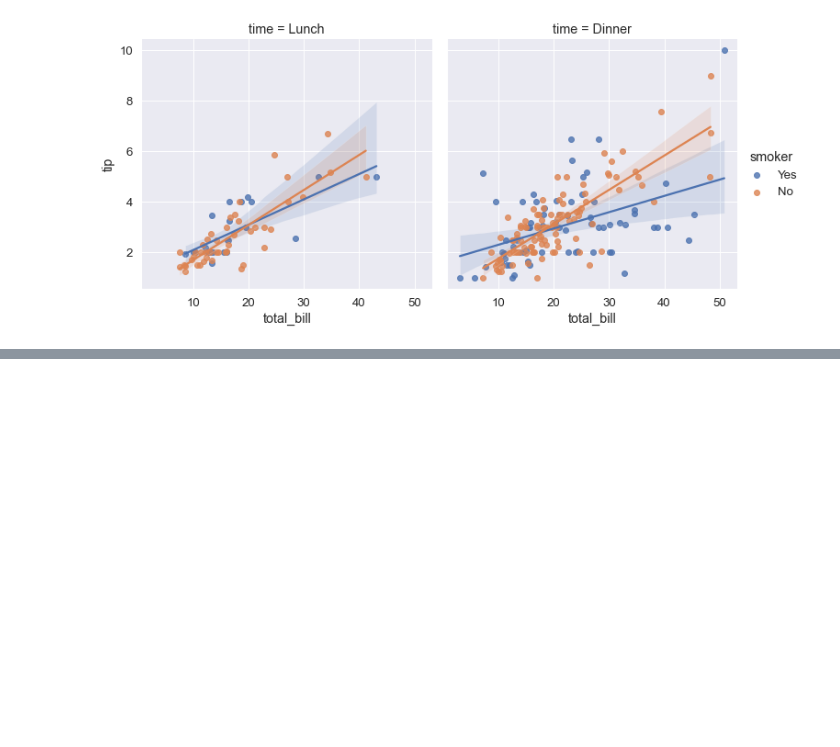
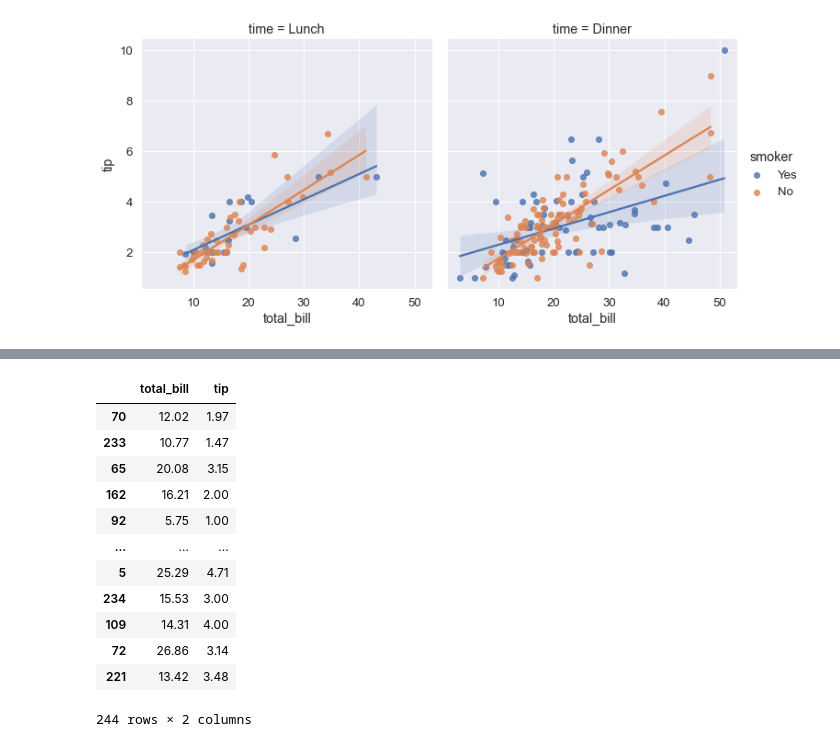
Before and after one commit to chris-leonard/python-playground, a Jupyter notebook: seaborn/seaborn-practice.ipynb, the cells around one changed output, grey strips where cells are left out. Drawn from its saved outputs; the diff is of its cells as text; code cells hidden in the pictures; blank space fills up the shorter version.

```diff
--- a/seaborn/seaborn-practice.ipynb
+++ b/seaborn/seaborn-practice.ipynb
@@ -746,0 +779,36 @@ Q:
+# %%
+data = tips
+x = "total_bill"
+y = "tip"
+
+x_index = data.columns.get_loc(x)
+y_index = data.columns.get_loc(y)
+
+x_data = data[x]
+y_data = data[y]
+
+n_boot = 100
+
+# resample
+n_samples = data.shape[0]
+resample_indices= np.random.randint(n_samples, size=n_samples)
+resample = data.iloc[resample_indices, [x_index, y_index]]
+
+# now fit linear regression model
+# seems inefficient....
+# %%
+resample
+# %% [output]
+|  | total_bill | tip |
+| 70 | 12.02 | 1.97 |
+| 233 | 10.77 | 1.47 |
+| 65 | 20.08 | 3.15 |
+| 162 | 16.21 | 2.00 |
+| 92 | 5.75 | 1.00 |
+| ... | ... | ... |
+| 5 | 25.29 | 4.71 |
+| 234 | 15.53 | 3.00 |
+| 109 | 14.31 | 4.00 |
+| 72 | 26.86 | 3.14 |
+| 221 | 13.42 | 3.48 |
+244 rows × 2 columns
```
Also changed, not shown: parts of 10 cells of this notebook.
